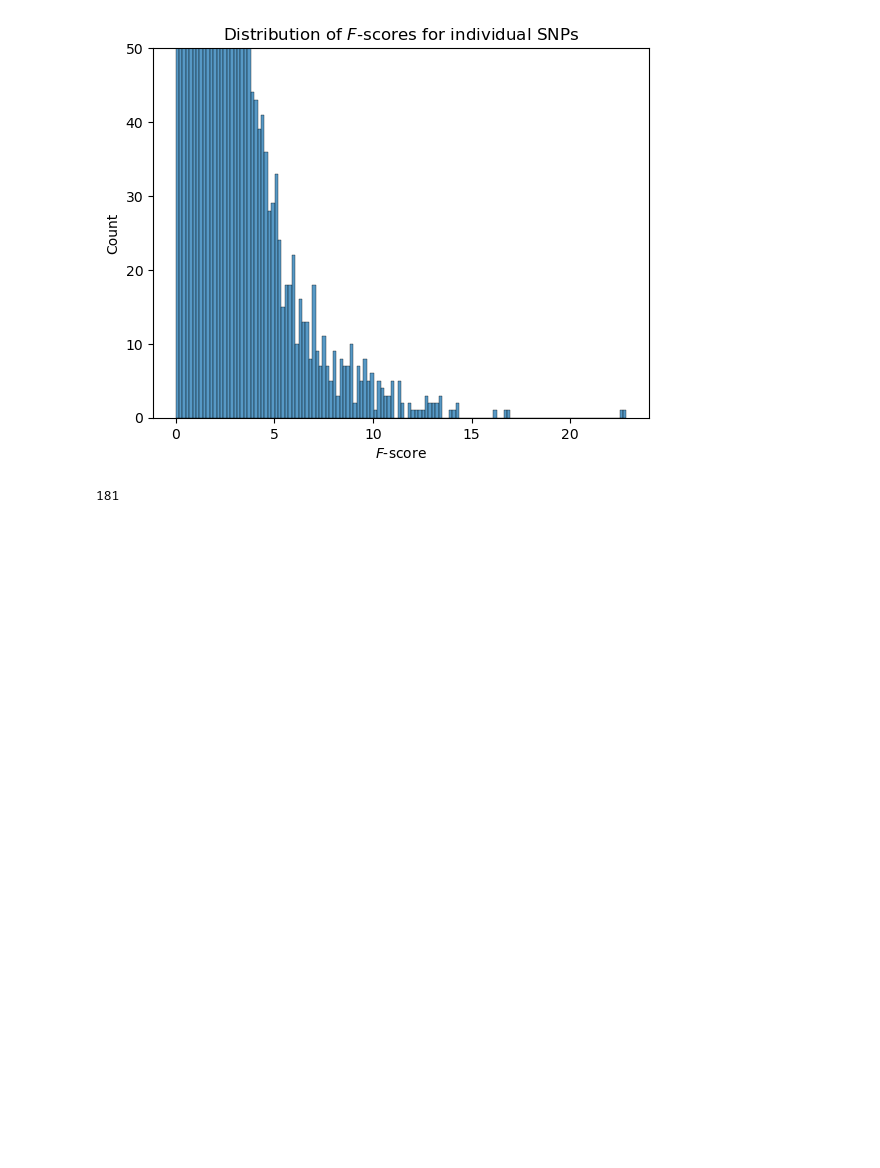
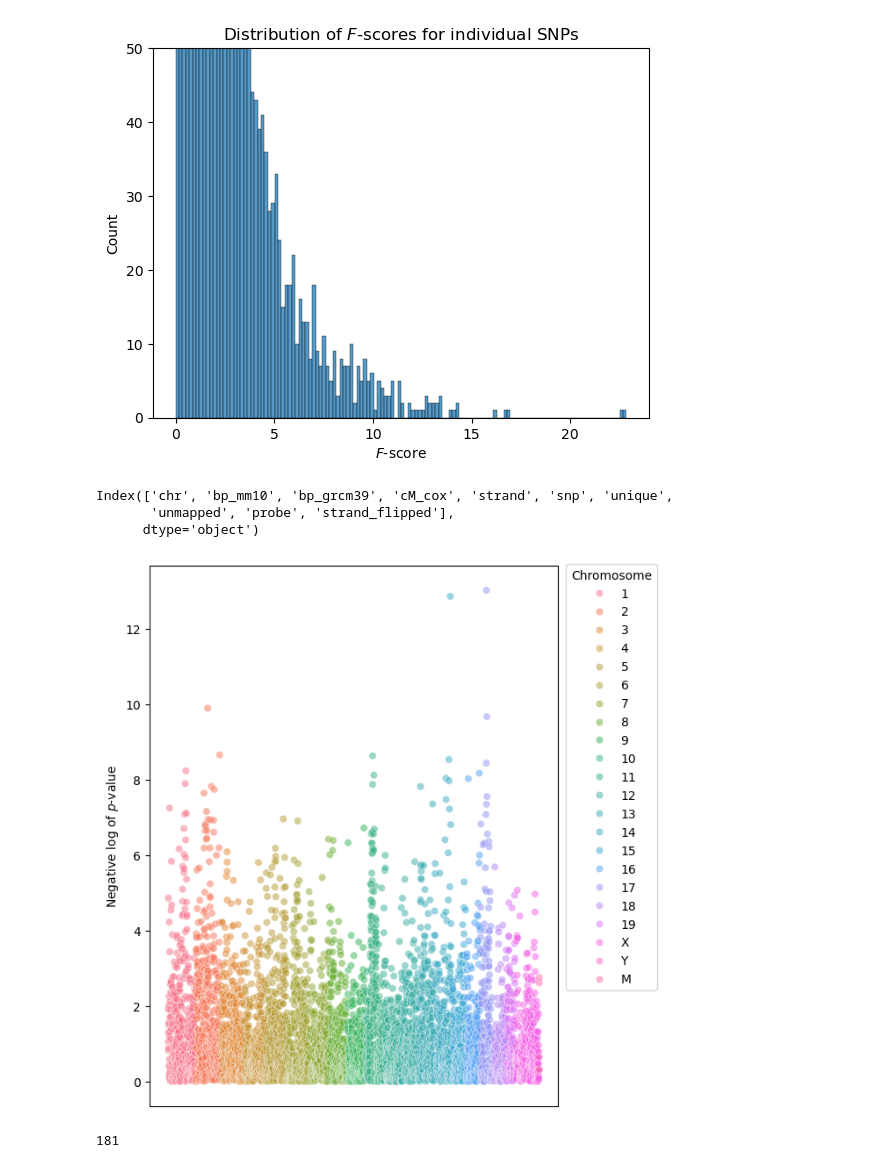
Before and after one commit to zacharypollock/erdos-mouse-data, a Jupyter notebook: Model-Comparison.ipynb, the cells around one changed output. Cells and saved outputs as stored; diff of their text form; code cells hidden in the pictures; blank space fills up the shorter version.

Commit message:
added Manhattan plot

```diff
--- a/Model-Comparison.ipynb
+++ b/Model-Comparison.ipynb
@@ -170,3 +172,32 @@ plt.ylim(0,50)
+# %%
+df_snp_metadata.columns
+# %% [output]
+Index(['chr', 'bp_mm10', 'bp_grcm39', 'cM_cox', 'strand', 'snp', 'unique',
+       'unmapped', 'probe', 'strand_flipped'],
+      dtype='object')
+# %%
+# add info about chromosome and location in genome
+snp_p_values = snp_p_values.merge(right=df_snp_metadata[['chr', 'bp_mm10', 'bp_grcm39', 'cM_cox']], left_index=True, right_index=True, how='left')
+# %%
+snp_p_values['log_p'] = -np.log(snp_p_values['p'])
+# %%
+chromosomes = ['1', '2', '3', '4', '5', '6', '7', '8', '9', '10', '11', '12', '13', '14', '15', '16', '17', '18', '19', 'X', 'Y', 'M']
+chr_starts = [0]
+for c in chromosomes[:-1]:
+    chr_starts.append(chr_starts[-1] + snp_p_values[snp_p_values['chr'] == c]['bp_grcm39'].max())
+chr_starts_dict = dict(zip(chromosomes, chr_starts))
+# %%
+snp_p_values['manhattan_pos'] = snp_p_values[~snp_p_values['chr'].isna()].apply(lambda x: x['bp_grcm39'] + chr_starts_dict[x['chr']], axis=1)
+# %%
+plt.figure(figsize=(6, 8))
+sns.scatterplot(data=snp_p_values, x='manhattan_pos', y='log_p', hue='chr', alpha=0.5)
+plt.legend(loc=(1.02, 0.214), title='Chromosome')
+plt.xticks([])
+plt.xlabel('')
+plt.ylabel('Negative log of $p$-value')
+plt.show()
+# %% [output]
+[figure, added]
 # %%
 significant_snps = list(snp_p_values[snp_p_values['p'] < alpha_bonferroni].index)
 
```
Also changed, not shown: parts of 1 cell of this notebook, 1 other file.
